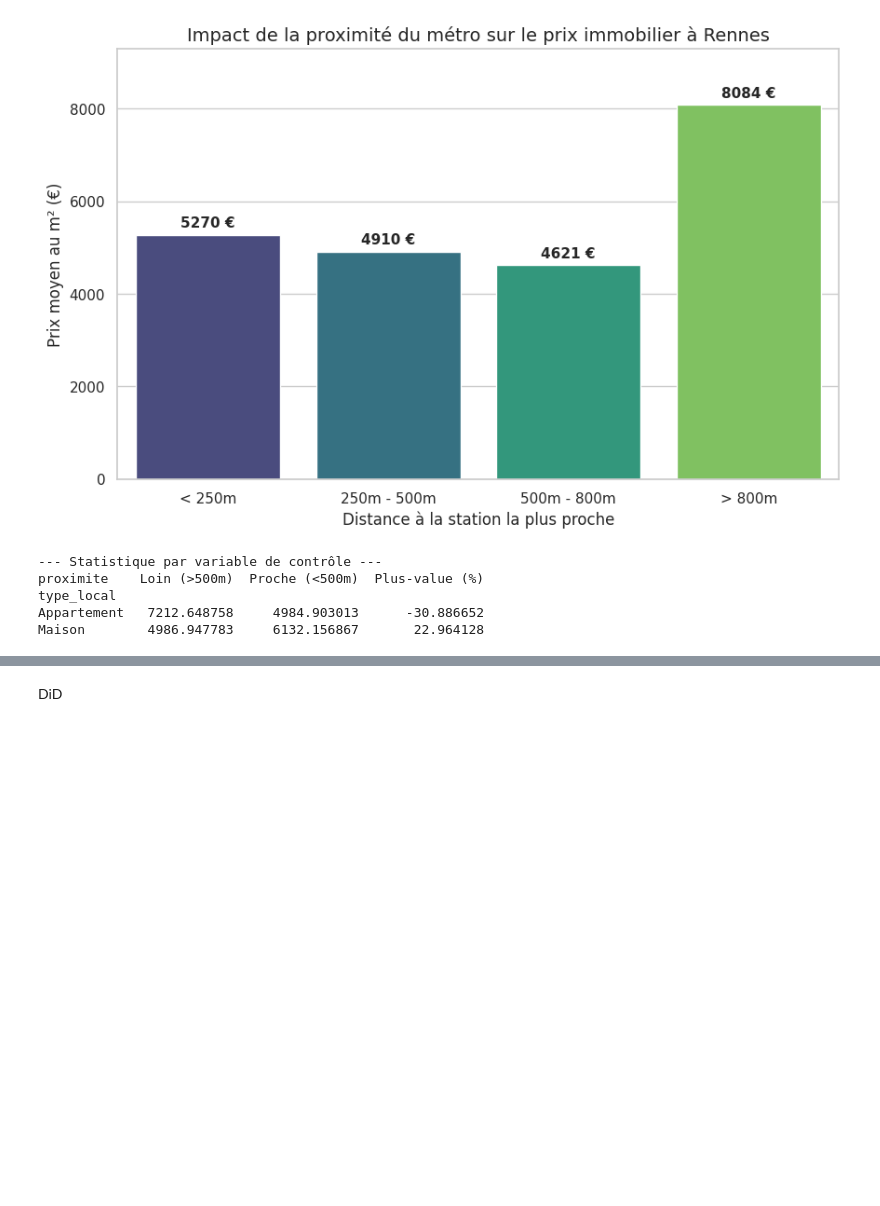
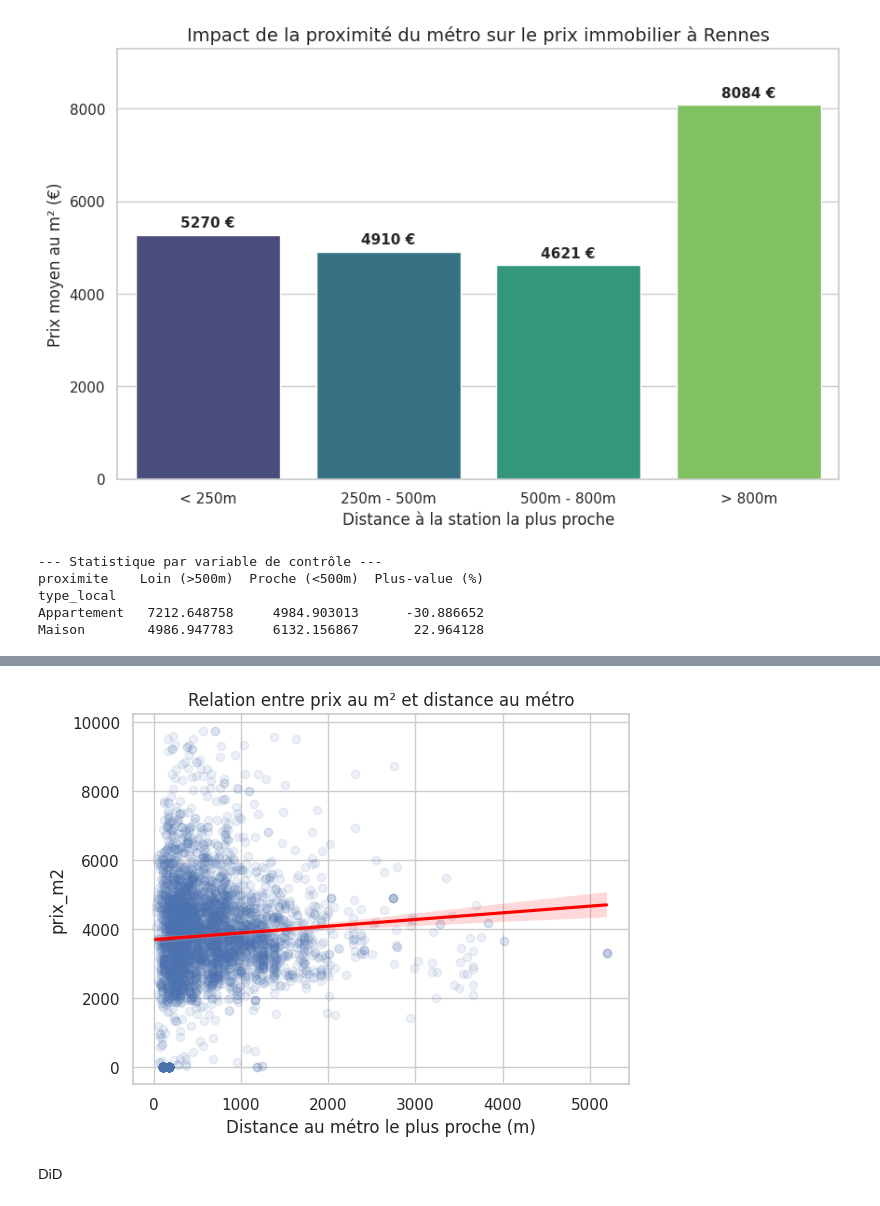
Before and after one commit to Maytenaa/Projet-python-pour-la-data-science, a Jupyter notebook: mayte.ipynb, the cells around one changed output, grey strips where cells are left out. Drawn from its saved outputs; the diff is of its cells as text; code cells hidden in the pictures; blank space fills up the shorter version.

```diff
--- a/mayte.ipynb
+++ b/mayte.ipynb
@@ -181,3 +189,12 @@ Maison        4986.947783     6132.156867       22.964128
+# %%
+sns.regplot(data=gdf_final[gdf_final['prix_m2'] < 10000],
+            x="dist_min_metro", y="prix_m2",
+            scatter_kws={'alpha':0.1}, line_kws={'color':'red'})
+plt.title("Relation entre prix au m² et distance au métro")
+plt.xlabel("Distance au métro le plus proche (m)")
+plt.show()
+# %% [output]
+[figure, added]
 # %% [markdown]
 DiD
 # %%
```
Also changed, not shown: parts of 1 cell of this notebook, 1 other file.
